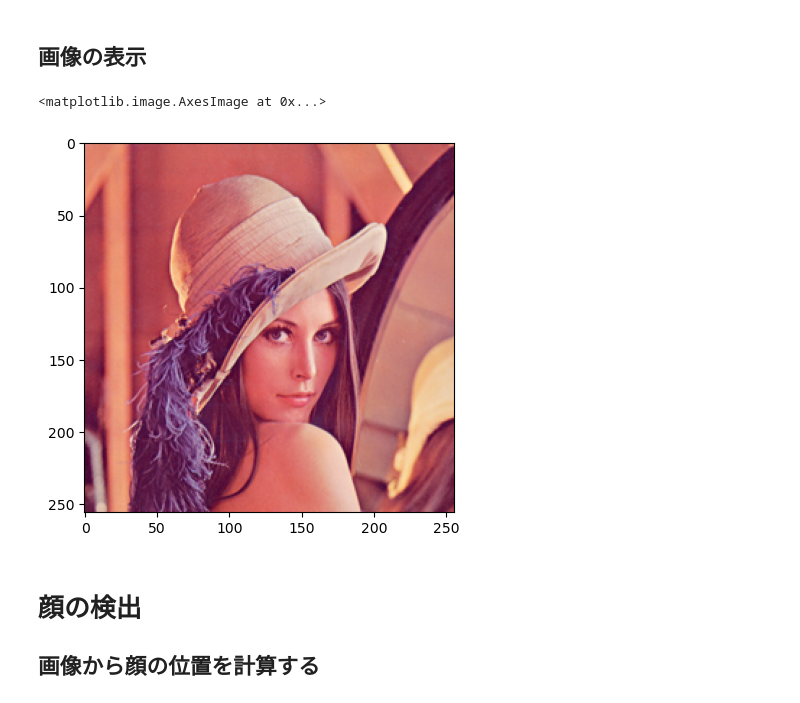
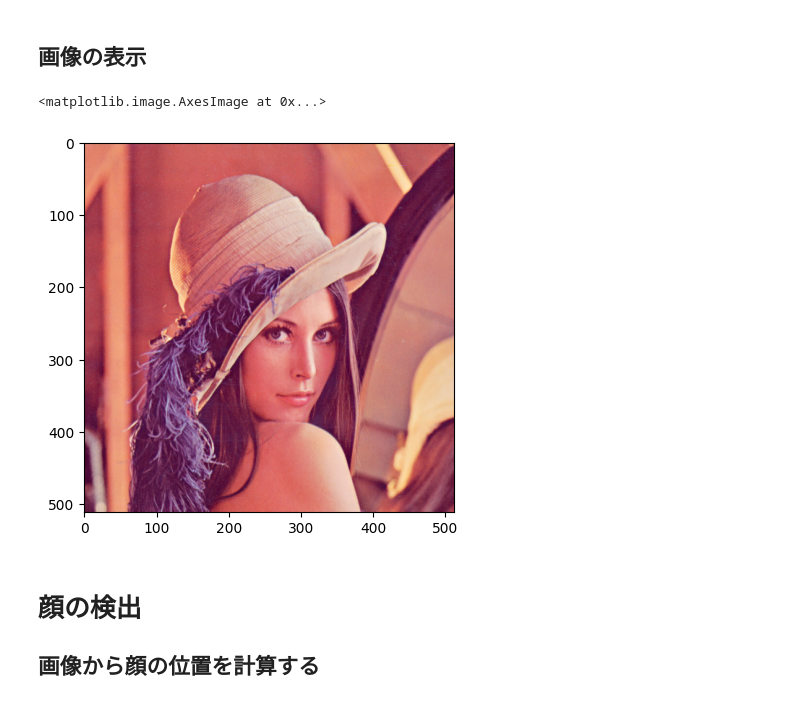
Before and after one commit to oyo-k/KGU-Python-Programming, a Jupyter notebook: src/gazo_practice/s1.ipynb, the cells around one changed output. Cells and saved outputs as stored; diff of their text form; code cells hidden in the pictures.

```diff
--- a/src/gazo_practice/s1.ipynb
+++ b/src/gazo_practice/s1.ipynb
@@ -45,18 +62,19 @@ import matplotlib.pyplot as plt # R言語のggplot2に相当する
 ## 画像の表示
 # %%
 # 画像の読み込み
-img = cv2.imread('/Users/oyokuratomo/Downloads/Lenna.png')
+img = cv2.imread('/Users/oyokuratomo/Documents/KGU-Python-Programming/data/Lenna.png') # ファイルパスは自分の環境に合わせて変更してください
+
 # 色の変換（Pythonの一般的な形式に合わせるため）
 img = cv2.cvtColor(img, cv2.COLOR_BGR2RGB)
 # cvtColor関数を使って色を変換している
 # cv2.COLOR_BGR2RGBはBGRからRGBに変換する
 # BGRはOpenCVのデフォルトの色の並び順で、RGBはコンピュータ上の基本的な色の並び順
 
 # 画像の表示
 plt.imshow(img)
 # %% [output]
 <matplotlib.image.AxesImage at 0x...>
-[figure, old version]
+[figure, new version]
 # %% [markdown]
 # 顔の検出
 ## 画像から顔の位置を計算する
```
Also changed, not shown: parts of 17 cells of this notebook, 3 other files.
